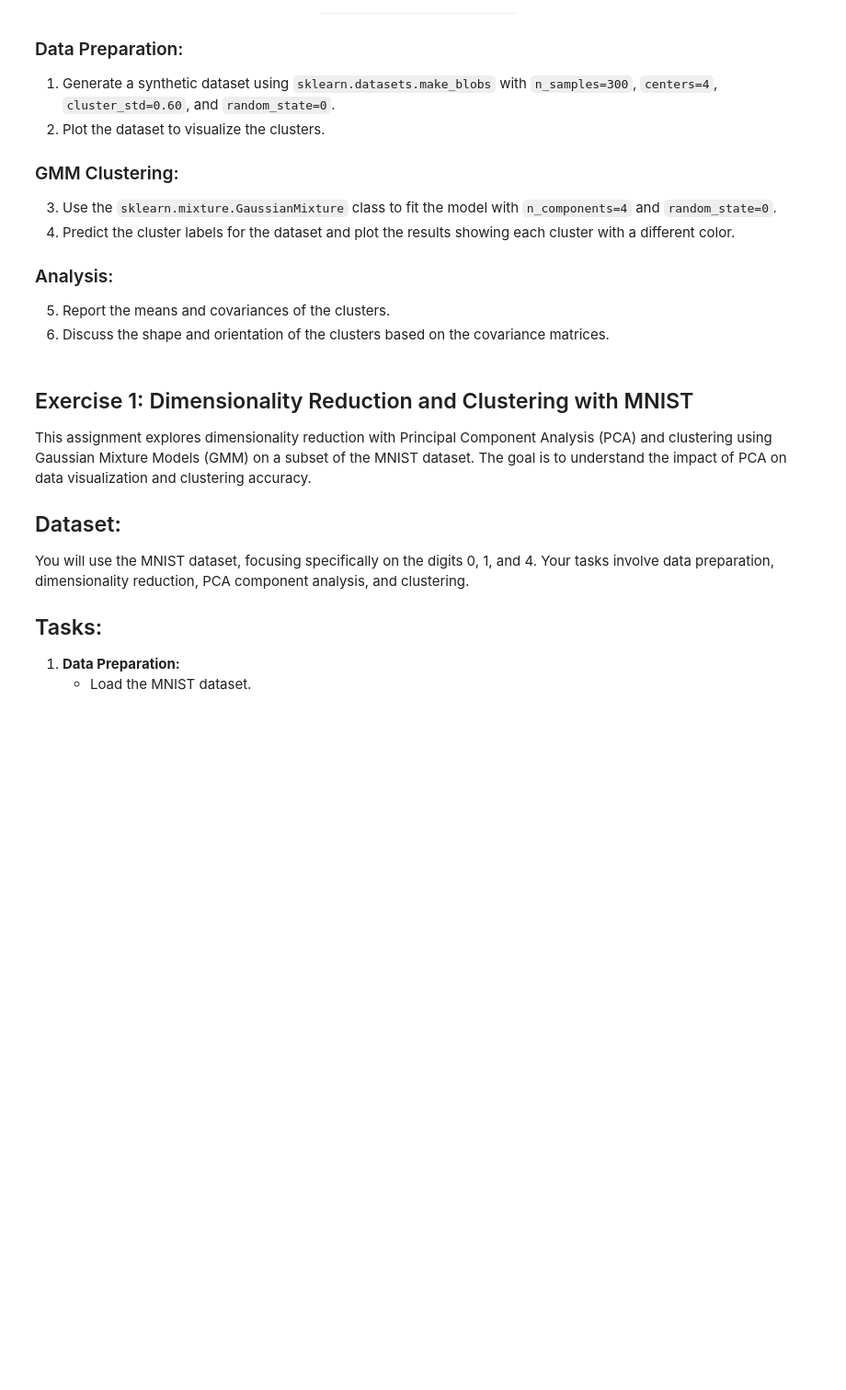
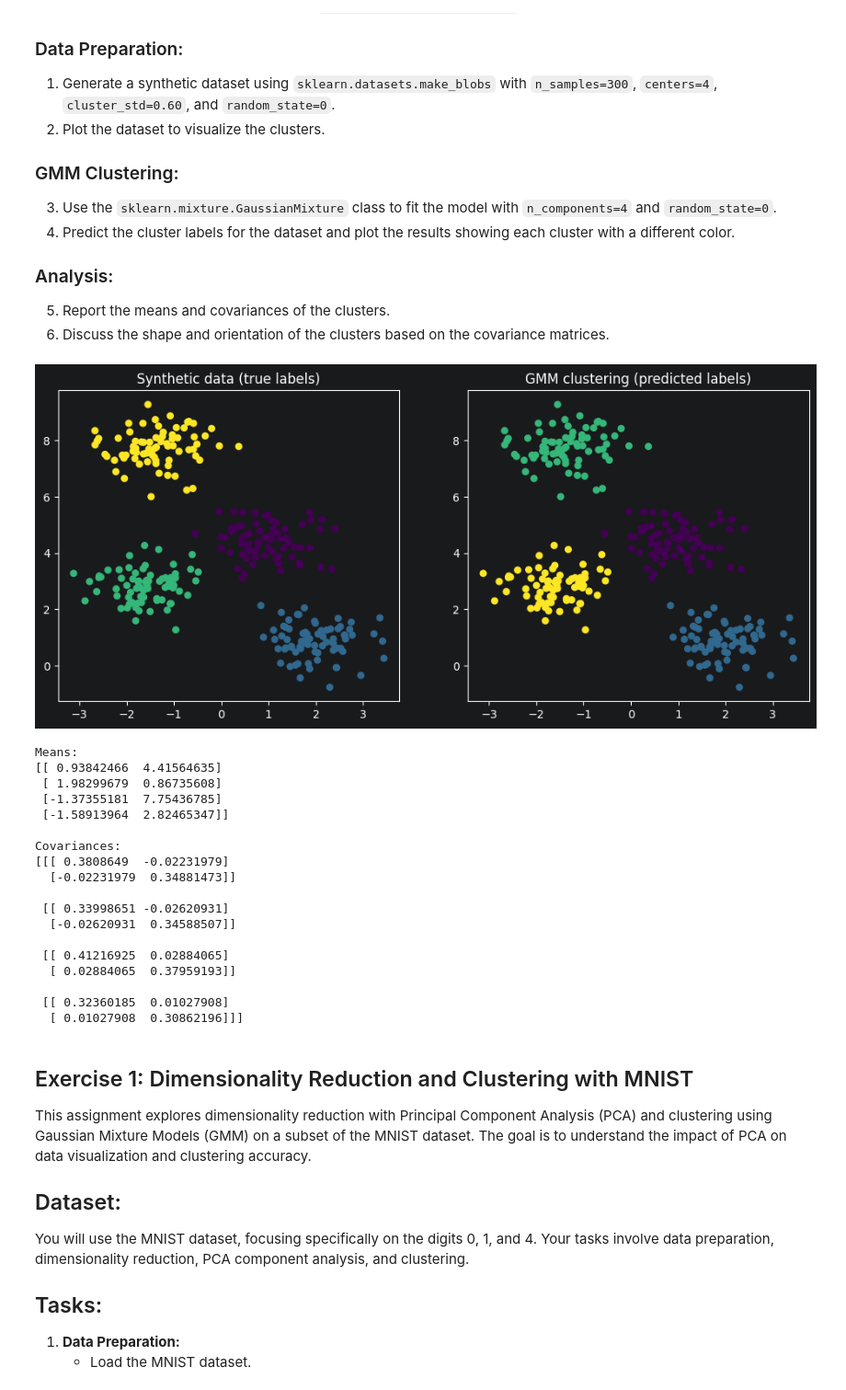
Before and after one commit to hegged/GMLP, a Jupyter notebook: P9/09_Clustering.ipynb, the cells around one changed output. Shown at 92% size. Cells and saved outputs as stored; diff of their text form; code cells hidden in the pictures; blank space fills up the shorter version.

```diff
--- a/P9/09_Clustering.ipynb
+++ b/P9/09_Clustering.ipynb
@@ -23,6 +23,49 @@
         <li>Report the means and covariances of the clusters.</li>
         <li>Discuss the shape and orientation of the clusters based on the covariance matrices.</li>
     </ol>
+# %%
+import numpy as np
+import matplotlib.pyplot as plt
+from sklearn.datasets import make_blobs
+from sklearn.mixture import GaussianMixture
+
+# Exercise 1: synthetic data + GMM
+X, y_true = make_blobs(n_samples=300, centers=4, cluster_std=0.60, random_state=0)
+gmm = GaussianMixture(n_components=4, random_state=0)
+gmm.fit(X)
+labels = gmm.predict(X)
+
+fig, axes = plt.subplots(1, 2, figsize=(12, 5))
+axes[0].scatter(X[:, 0], X[:, 1], c=y_true, s=30, cmap='viridis')
+axes[0].set_title('Synthetic data (true labels)')
+axes[1].scatter(X[:, 0], X[:, 1], c=labels, s=30, cmap='viridis')
+axes[1].set_title('GMM clustering (predicted labels)')
+plt.show()
+
+print('Means:')
+print(gmm.means_)
+print('\nCovariances:')
+print(gmm.covariances_)
+# %% [output]
+[figure, added]
+Means:
+[[ 0.93842466  4.41564635]
+ [ 1.98299679  0.86735608]
+ [-1.37355181  7.75436785]
+ [-1.58913964  2.82465347]]
+
+Covariances:
+[[[ 0.3808649  -0.02231979]
+  [-0.02231979  0.34881473]]
+
+ [[ 0.33998651 -0.02620931]
+  [-0.02620931  0.34588507]]
+
+ [[ 0.41216925  0.02884065]
+  [ 0.02884065  0.37959193]]
+
+ [[ 0.32360185  0.01027908]
+  [ 0.01027908  0.30862196]]]
 # %% [markdown]
  <h2>Exercise 1: Dimensionality Reduction and Clustering with MNIST</h2>
 
```
Also changed, not shown: parts of 1 cell of this notebook.
